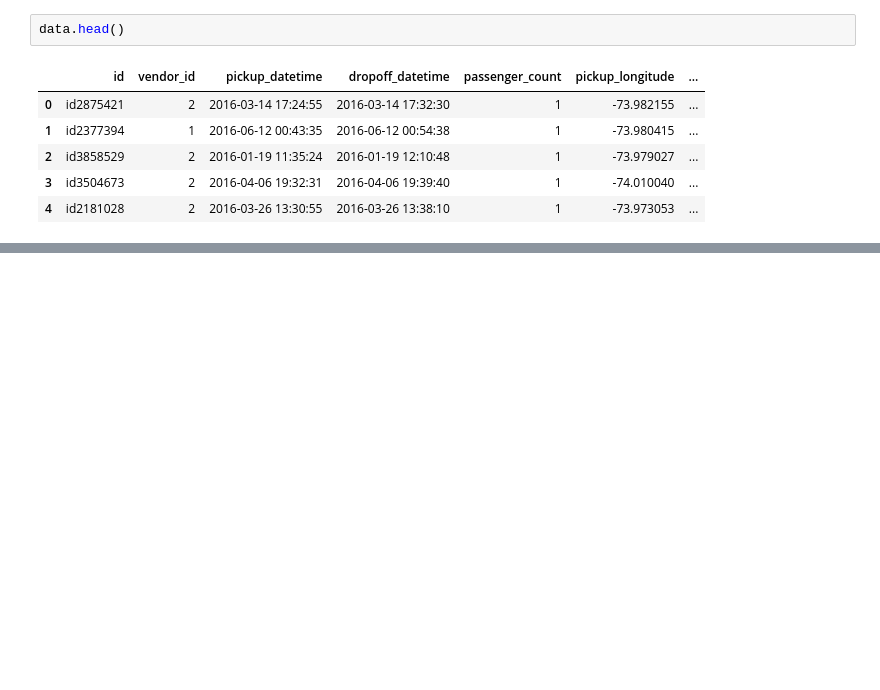
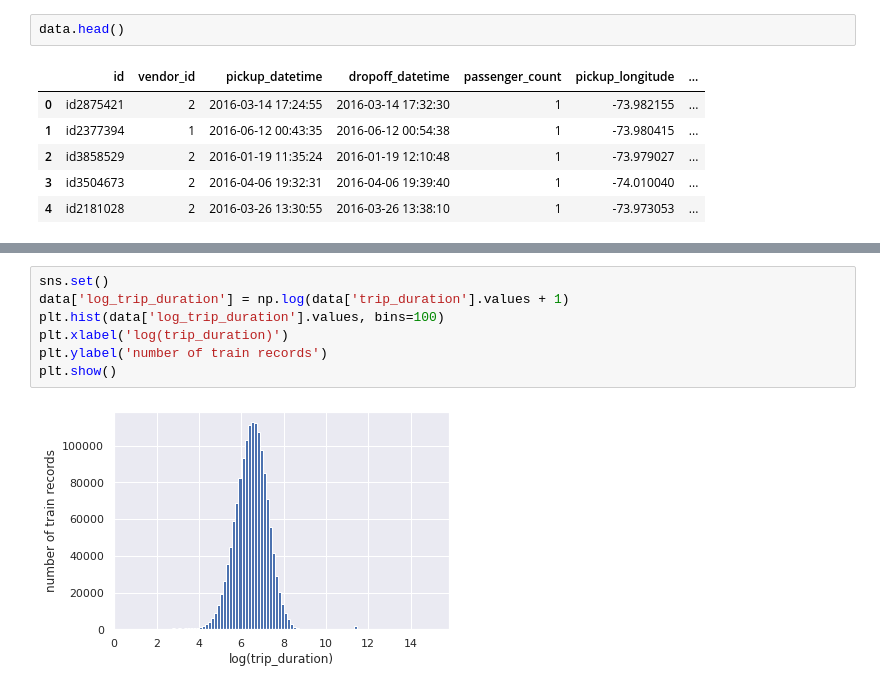
Before and after one commit to kamya11/NYC-Taxi-Trip-Time-Prediction, a Jupyter notebook: NYC_Taxi_Trip_Time_Prediction_Capstone_Project.ipynb, the cells around one changed output, grey strips where cells are left out. Cells and saved outputs as stored; diff of their text form; blank space fills up the shorter version.

```diff
--- a/NYC_Taxi_Trip_Time_Prediction_Capstone_Project.ipynb
+++ b/NYC_Taxi_Trip_Time_Prediction_Capstone_Project.ipynb
@@ -185,0 +223,9 @@ data.head()
+# %%
+sns.set()
+data['log_trip_duration'] = np.log(data['trip_duration'].values + 1)
+plt.hist(data['log_trip_duration'].values, bins=100)
+plt.xlabel('log(trip_duration)')
+plt.ylabel('number of train records')
+plt.show()
+# %% [output]
+[figure, added]
```
Also changed, not shown: parts of 12 cells of this notebook.
